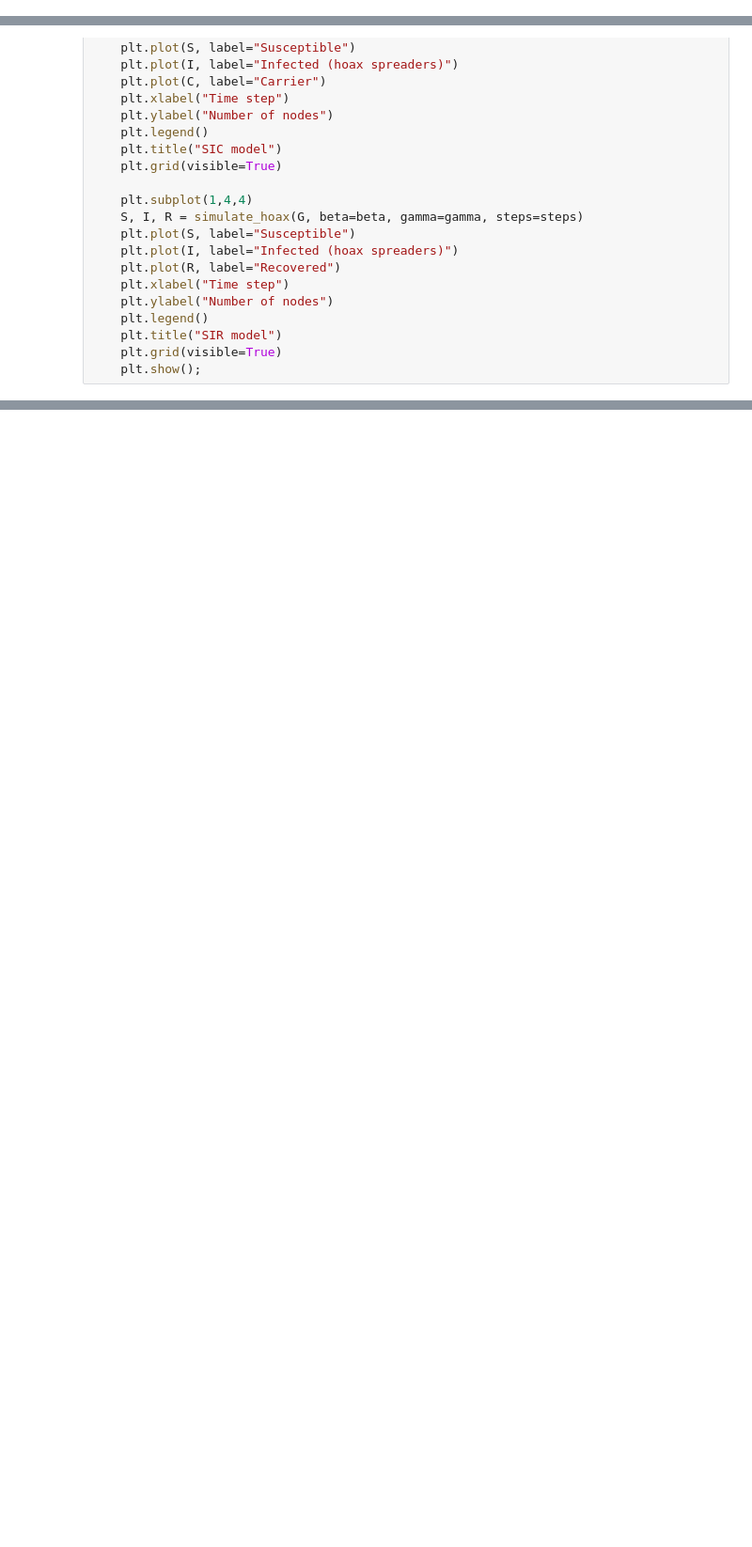
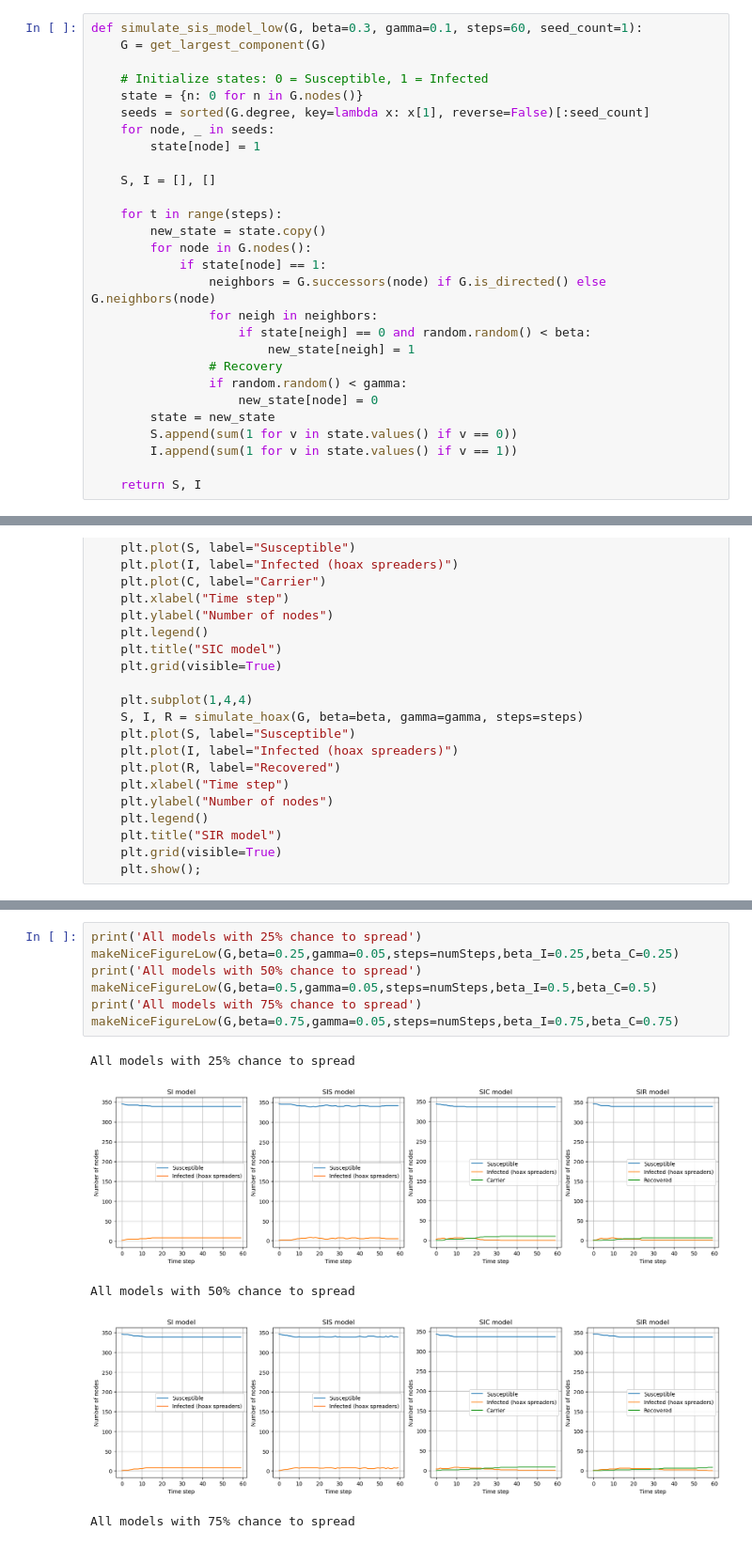
Before and after one commit to TheFreeMan21/networks-analysis-project, a Jupyter notebook: Matej's Work/SP comparisons.ipynb, the cells around one changed output, grey strips where cells are left out. Shown: that part at 94% size. Cells and saved outputs as stored; diff of their text form; blank space fills up the shorter version.

```diff
--- a/Matej's Work/SP comparisons.ipynb
+++ b/Matej's Work/SP comparisons.ipynb
@@ -166,3 +366,31 @@ def simulate_sis_model(G, beta=0.3, gamma=0.1, steps=60, seed_count=1):
         I.append(sum(1 for v in state.values() if v == 1))
 
     return S, I
+# %%
+def simulate_sis_model_low(G, beta=0.3, gamma=0.1, steps=60, seed_count=1):
+    G = get_largest_component(G)
+
+    # Initialize states: 0 = Susceptible, 1 = Infected
+    state = {n: 0 for n in G.nodes()}
+    seeds = sorted(G.degree, key=lambda x: x[1], reverse=False)[:seed_count]
+    for node, _ in seeds:
+        state[node] = 1
+
+    S, I = [], []
+
+    for t in range(steps):
+        new_state = state.copy()
+        for node in G.nodes():
+            if state[node] == 1:
+                neighbors = G.successors(node) if G.is_directed() else G.neighbors(node)
+                for neigh in neighbors:
+                    if state[neigh] == 0 and random.random() < beta:
+                        new_state[neigh] = 1
+                # Recovery
+                if random.random() < gamma:
+                    new_state[node] = 0
+        state = new_state
+        S.append(sum(1 for v in state.values() if v == 0))
+        I.append(sum(1 for v in state.values() if v == 1))
+
+    return S, I
@@ -229,0 +583,13 @@ All models with 75% chance to spread
+# %%
+print('All models with 25% chance to spread')
+makeNiceFigureLow(G,beta=0.25,gamma=0.05,steps=numSteps,beta_I=0.25,beta_C=0.25)
+print('All models with 50% chance to spread')
+makeNiceFigureLow(G,beta=0.5,gamma=0.05,steps=numSteps,beta_I=0.5,beta_C=0.5)
+print('All models with 75% chance to spread')
+makeNiceFigureLow(G,beta=0.75,gamma=0.05,steps=numSteps,beta_I=0.75,beta_C=0.75)
+# %% [output]
+All models with 25% chance to spread
+[figure, added]
+All models with 50% chance to spread
+[figure, added]
+All models with 75% chance to spread
```
Also changed, not shown: parts of 12 cells of this notebook.
